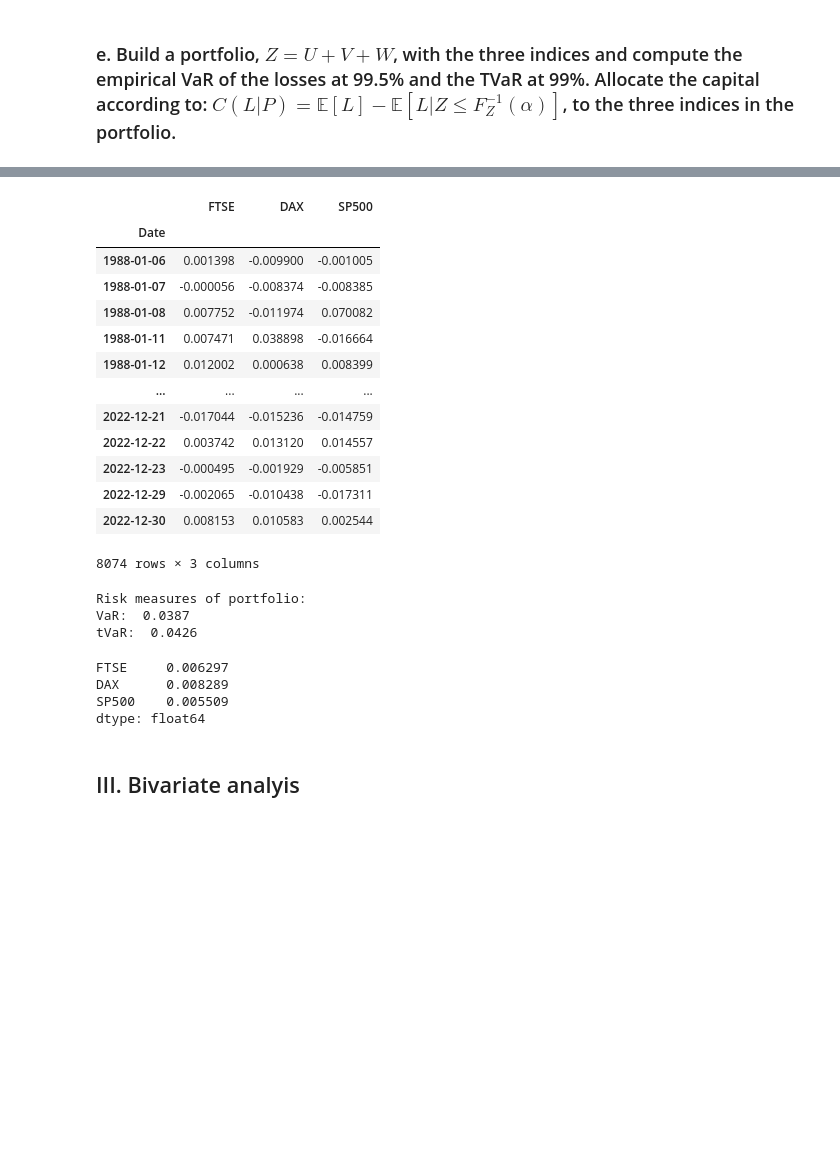
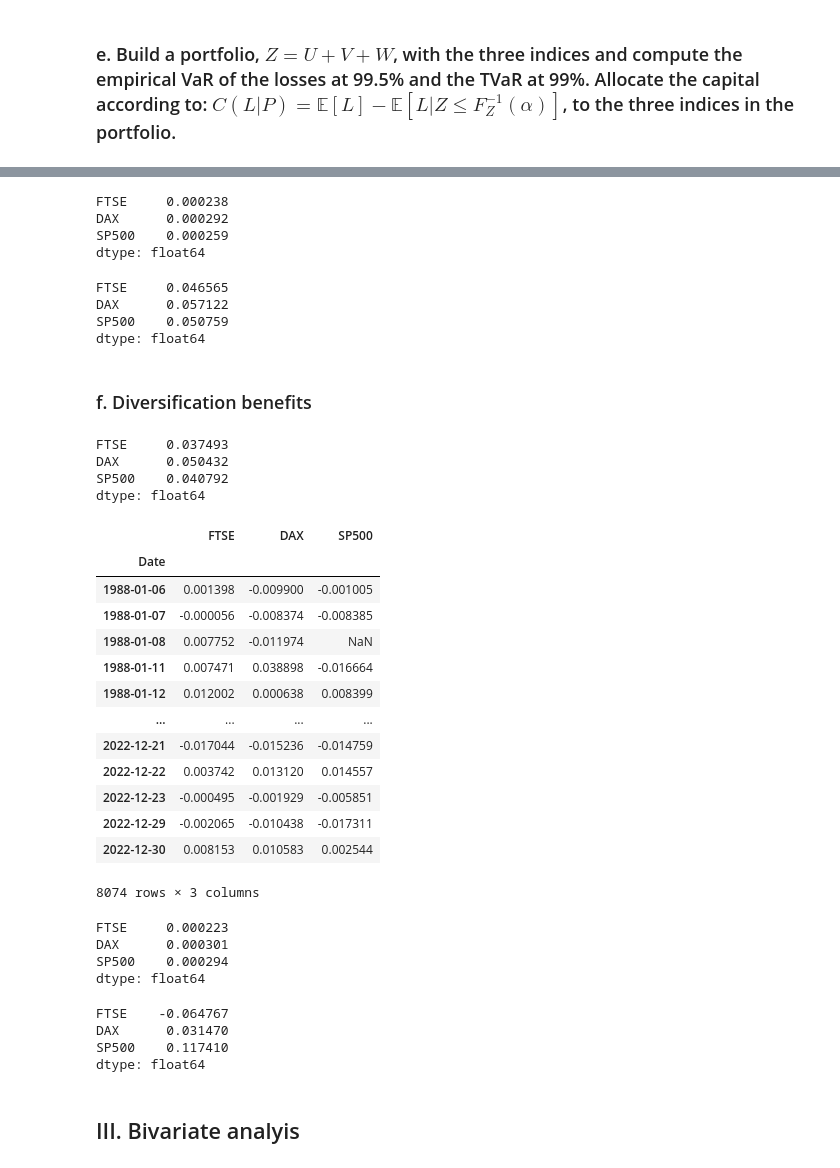
Before and after one commit to oskargirardin/QRM_Project, a Jupyter notebook: final_project.ipynb, the cells around one changed output, grey strips where cells are left out. Cells and saved outputs as stored; diff of their text form; code cells hidden in the pictures; blank space fills up the shorter version.

Commit message:
finished div. benefits

```diff
--- a/final_project.ipynb
+++ b/final_project.ipynb
@@ -210,0 +215,16 @@ Length: 8074, dtype: float64
+# %%
+capital_alloc
+# %% [output]
+FTSE     0.000238
+DAX      0.000292
+SP500    0.000259
+dtype: float64
+# %%
+capital_alloc2
+# %% [output]
+FTSE     0.046565
+DAX      0.057122
+SP500    0.050759
+dtype: float64
+# %% [markdown]
+### f. Diversification benefits
@@ -211,11 +240,18 @@ Length: 8074, dtype: float64
+# %%
+VAR
+# %% [output]
+FTSE     0.037493
+DAX      0.050432
+SP500    0.040792
+dtype: float64
 # %%
-losses_sync
+losses_sync[losses_sync <= VAR]
 # %% [output]
 |  | FTSE | DAX | SP500 |
 | Date |  |  |  |
 | 1988-01-06 | 0.001398 | -0.009900 | -0.001005 |
 | 1988-01-07 | -0.000056 | -0.008374 | -0.008385 |
-| 1988-01-08 | 0.007752 | -0.011974 | 0.070082 |
+| 1988-01-08 | 0.007752 | -0.011974 | NaN |
 | 1988-01-11 | 0.007471 | 0.038898 | -0.016664 |
 | 1988-01-12 | 0.012002 | 0.000638 | 0.008399 |
 | ... | ... | ... | ... |
@@ -225,11 +261,3 @@ losses_sync
 | 2022-12-29 | -0.002065 | -0.010438 | -0.017311 |
 | 2022-12-30 | 0.008153 | 0.010583 | 0.002544 |
 8074 rows × 3 columns
-# %%
-VaR_Z = get_risk_measure(Z, "VaR", alpha_var)
-tVaR_Z = get_risk_measure(Z, "tVaR", alpha_tvar)
-print(f"Risk measures of portfolio:\nVaR: {VaR_Z: .4f}\ntVaR: {tVaR_Z: .4f}")
-# %% [output]
-Risk measures of portfolio:
-VaR:  0.0387
-tVaR:  0.0426
@@ -241,10 +264,18 @@ capital = np.mean(losses_sync, axis = 0) - np.mean(losses_sync[Z <= quantile_Z],
-# %%
-capital
-# %% [output]
-FTSE     0.006297
-DAX      0.008289
-SP500    0.005509
-dtype: float64
+# %%
+C_X = get_C_X2(losses)
+C_X
+# %% [output]
+FTSE     0.000223
+DAX      0.000301
+SP500    0.000294
+dtype: float64
+# %%
+get_div_benefits(capital_alloc, C_X)
+# %% [output]
+FTSE    -0.064767
+DAX      0.031470
+SP500    0.117410
+dtype: float64
 # %% [markdown]
 ## III. Bivariate analyis
 # %% [markdown]
```
Also changed, not shown: parts of 8 cells of this notebook.
